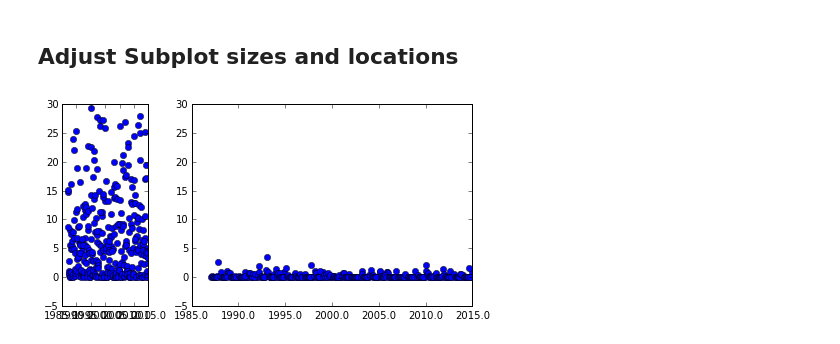
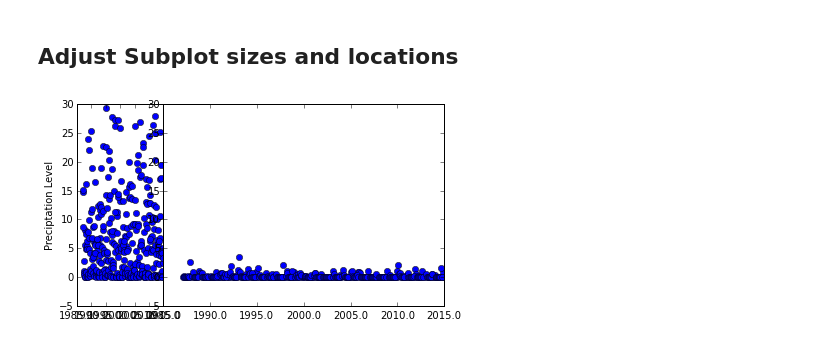
Before and after one commit to jiffyclub/2015-09-09-lbl-labtech, a Jupyter notebook: advanced_matplotlib.ipynb, the cells around one changed output. Saved outputs shown, nothing was run; the diff lists cells and outputs as text; code cells hidden in the pictures.

```diff
--- a/advanced_matplotlib.ipynb
+++ b/advanced_matplotlib.ipynb
@@ -171,25 +190,26 @@ pp.close()
 # %%
 fig = pyplot.figure()
 #---------
 ax1 = fig.add_subplot(2,1,1)
 #---------
 whr = precip_table_data.abbreviation == 'GAS'
 ax1.plot(precip_table_data.date[whr], precip_table_data.precip[whr], 'o')
 format_axis(which = 'x', axis = ax1)
+ax1.set_ylabel('Preciptation Level')
 ax1.set_ylim(-5, 30)
 #---------
 ax1.set_position([0, 0, 0.2, 0.7]) #[left, bottom, width, height]
 #---------
 
 #---------
 ax2 = fig.add_subplot(2, 1, 2)
 #---------
 whr = precip_table_data.abbreviation == 'IMP'
 ax2.plot(precip_table_data.date[whr], precip_table_data.precip[whr], 'o')
 format_axis(which = 'x', axis = ax2)
 ax2.set_ylim(-5, 30)
 #---------
-ax2.set_position([0.3, 0, 0.65, 0.7])
+ax2.set_position([0.2, 0, 0.65, 0.7])
 #---------
 # %% [output]
-[figure, old version]
+[figure, new version]
```
Also changed, not shown: parts of 4 cells of this notebook, 1 other file.
